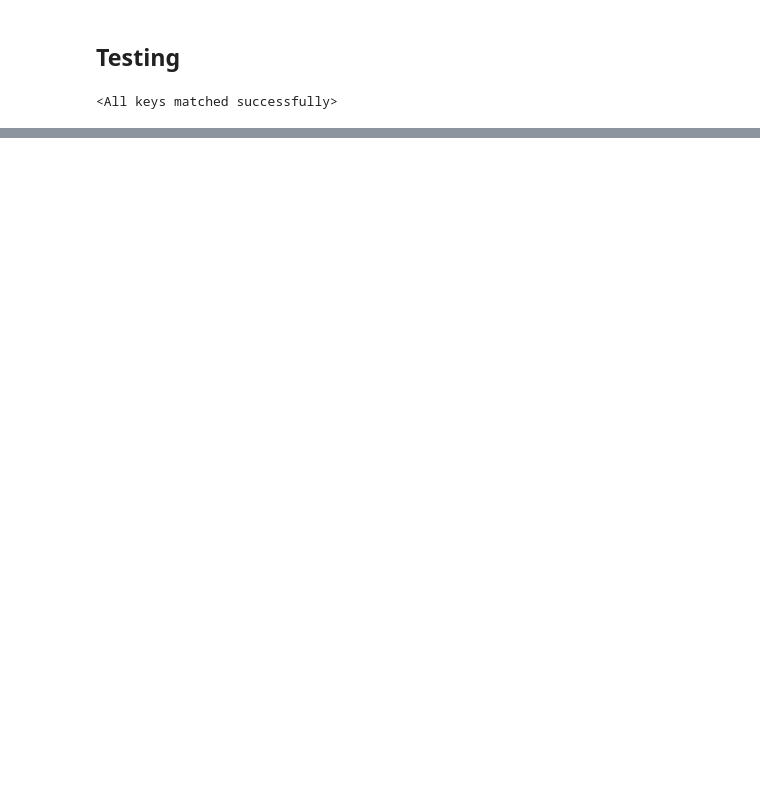
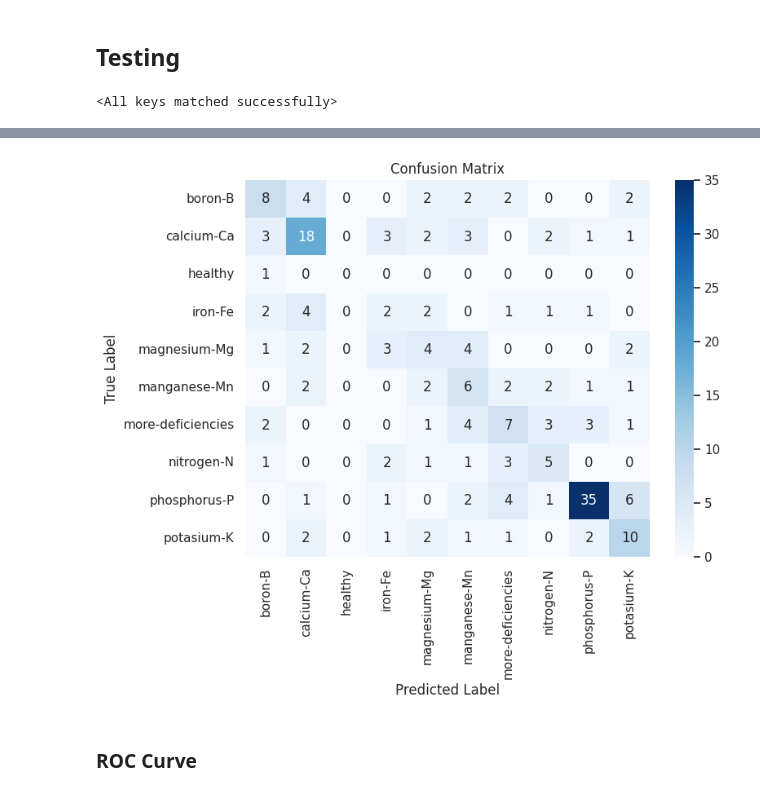
Before and after one commit to encars28/CoLeaf-CNN, a Jupyter notebook: main.ipynb, the cells around one changed output, grey strips where cells are left out. Drawn from its saved outputs; the diff is of its cells as text; code cells hidden in the pictures; blank space fills up the shorter version.

```diff
--- a/main.ipynb
+++ b/main.ipynb
@@ -93,0 +55,3 @@ test_loader  = DataLoader(test_dataset, batch_size=BATCH_SIZE, shuffle=False, nu
+# %%
+# Load the dataset object. Set `weights_only=False` as we trust the source of the file.
+dataset = torch.load(os.path.join(OUTPUT_PATH, "datasets/dataset.pt"), weights_only=False)
@@ -253,0 +310,16 @@ plt.show()
+# %%
+cm = np.load(os.path.join(OUTPUT_PATH, f"metrics/confusion_matrix_{MODEL_VERSION}.npy"))
+# %%
+df = pd.DataFrame(cm, columns=classes, index=classes)
+
+plt.figure(figsize=(8, 6))
+sns.heatmap(df, annot=True, cmap='Blues', xticklabels=classes, yticklabels=classes)
+plt.xlabel('Predicted Label')
+plt.ylabel('True Label')
+plt.title('Confusion Matrix')
+plt.savefig(os.path.join(OUTPUT_PATH, f"graphs/confusion_matrix_{MODEL_VERSION}.png"))
+plt.show()
+# %% [output]
+[figure, added]
+# %% [markdown]
+### ROC Curve
```
Also changed, not shown: parts of 35 cells of this notebook, 15 other files.
